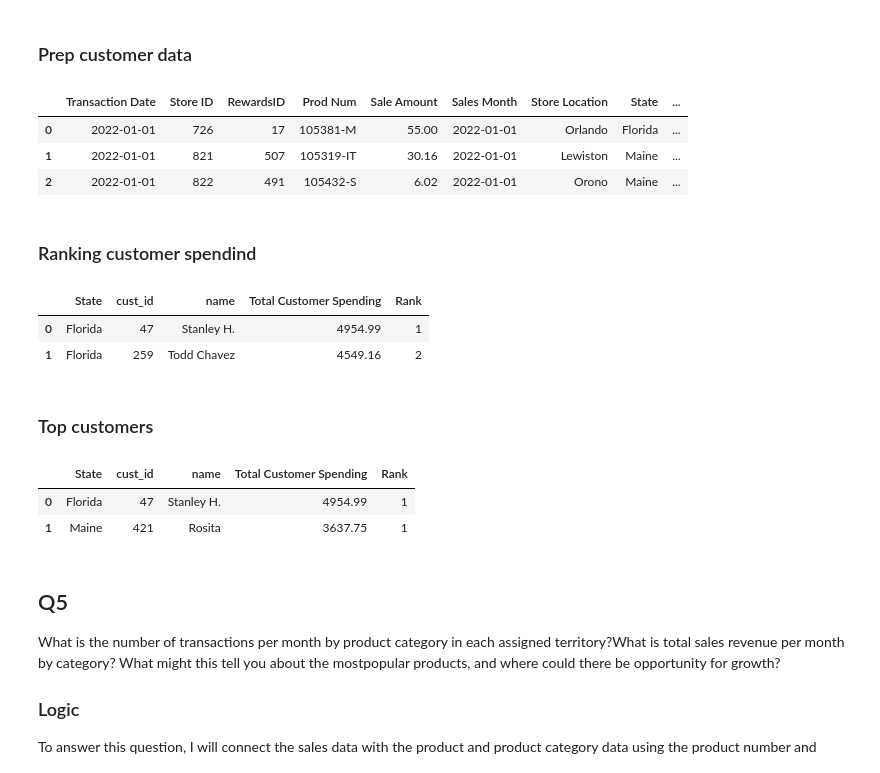
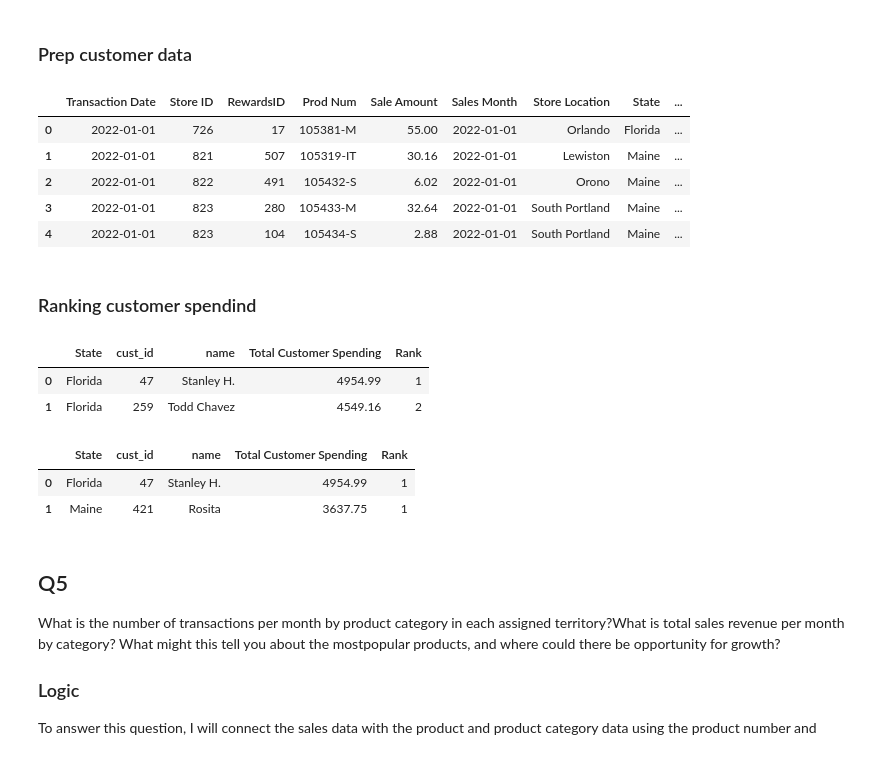
Before and after one commit to kalie-on/Capstone_2, a Jupyter notebook: Caleb_sales_analysis.ipynb, the cells around one changed output. Cells and saved outputs as stored; diff of their text form; code cells hidden in the pictures.

```diff
--- a/Caleb_sales_analysis.ipynb
+++ b/Caleb_sales_analysis.ipynb
@@ -461,36 +458,37 @@ To answer this question, I will connect customer information with sales transact
 # check missing values only in RewardsID column.
 # copy() = creates safe copy.
 # astype(int) = converts values into integers.
 # merge() = combines two DataFrames.
 # left_on= = matching column from left table.
 # right_on= = matching column from right table.
 # how="inner" = keeps matching rows only.
 # sales_customers = merged customer sales table.
 
 sales_customers = sales_with_store.dropna(
     subset=["RewardsID"]
 ).copy()
 sales_customers["RewardsID"] = (
     sales_customers["RewardsID"]
     .astype(int)
 )
 df_customers["cust_id"] = (
    df_customers["cust_id"]
     .astype(int)
 )
 sales_customers = sales_customers.merge(
     df_customers,
     left_on="RewardsID",
     right_on="cust_id",
-    how="inner"
-)
+    how="inner")
 
-sales_customers.head(3)
+display(sales_customers.head(5))
 # %% [output]
 |  | Transaction Date | Store ID | RewardsID | Prod Num | Sale Amount | Sales Month | Store Location | State | ... |
 | 0 | 2022-01-01 | 726 | 17 | 105381-M | 55.00 | 2022-01-01 | Orlando | Florida | ... |
 | 1 | 2022-01-01 | 821 | 507 | 105319-IT | 30.16 | 2022-01-01 | Lewiston | Maine | ... |
 | 2 | 2022-01-01 | 822 | 491 | 105432-S | 6.02 | 2022-01-01 | Orono | Maine | ... |
+| 3 | 2022-01-01 | 823 | 280 | 105433-M | 32.64 | 2022-01-01 | South Portland | Maine | ... |
+| 4 | 2022-01-01 | 823 | 104 | 105434-S | 2.88 | 2022-01-01 | South Portland | Maine | ... |
 # %% [markdown]
 ### Ranking customer spendind
 # %%
@@ -501,6 +499,7 @@ sales_customers.head(3)
 # highest spending customer gets Rank 1.
 # sort_values() = sorts rows.
 # head(20) = shows first 20 rows.
+# reset_index(drop=True) = fixes row numbering.
 
 
 top_customers = sales_customers.groupby(
@@ -520,28 +519,19 @@ top_customers["Rank"] = ( top_customers.groupby("State")
 top_customers = top_customers.sort_values(
     ["State", "Rank"]).reset_index(drop=True)
 
-top_customers.head(2)
+top_buyer = top_customers[
+    top_customers["Rank"] == 1
+].reset_index(drop=True)
+
+display(top_customers.head(2))
+display(top_buyer)
 # %% [output]
 |  | State | cust_id | name | Total Customer Spending | Rank |
 | 0 | Florida | 47 | Stanley H. | 4954.99 | 1 |
 | 1 | Florida | 259 | Todd Chavez | 4549.16 | 2 |
+|  | State | cust_id | name | Total Customer Spending | Rank |
+| 0 | Florida | 47 | Stanley H. | 4954.99 | 1 |
+| 1 | Maine | 421 | Rosita | 3637.75 | 1 |
-# %% [markdown]
-### Top customers
-# %%
-# Rank == 1 =
-# keeps only highest spending customers.
-# reset_index(drop=True) =
-# fixes row numbering.
-
-top_buyer = top_customers[
-    top_customers["Rank"] == 1
-].reset_index(drop=True)
-
-top_buyer
-# %% [output]
-|  | State | cust_id | name | Total Customer Spending | Rank |
-| 0 | Florida | 47 | Stanley H. | 4954.99 | 1 |
-| 1 | Maine | 421 | Rosita | 3637.75 | 1 |
 # %% [markdown]
 ## Q5
 What is the number of transactions per month by product category in each assigned territory?What is total sales revenue per month by category? What might this tell you about the mostpopular products, and where could there be opportunity for growth?
```
Also changed, not shown: parts of 17 cells of this notebook.
